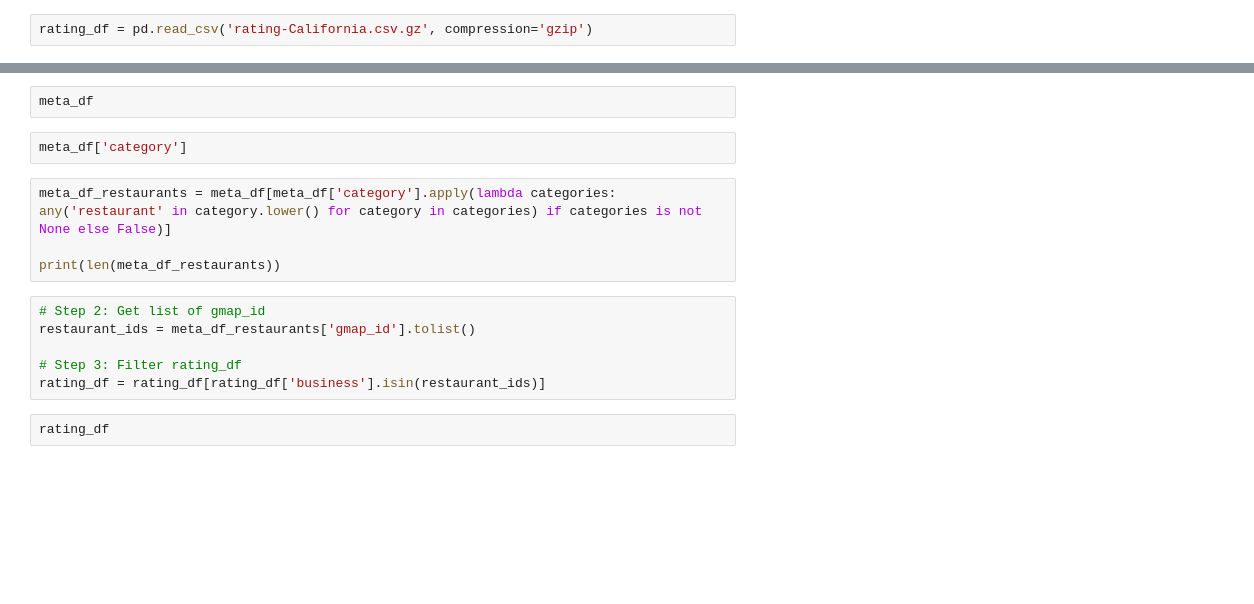
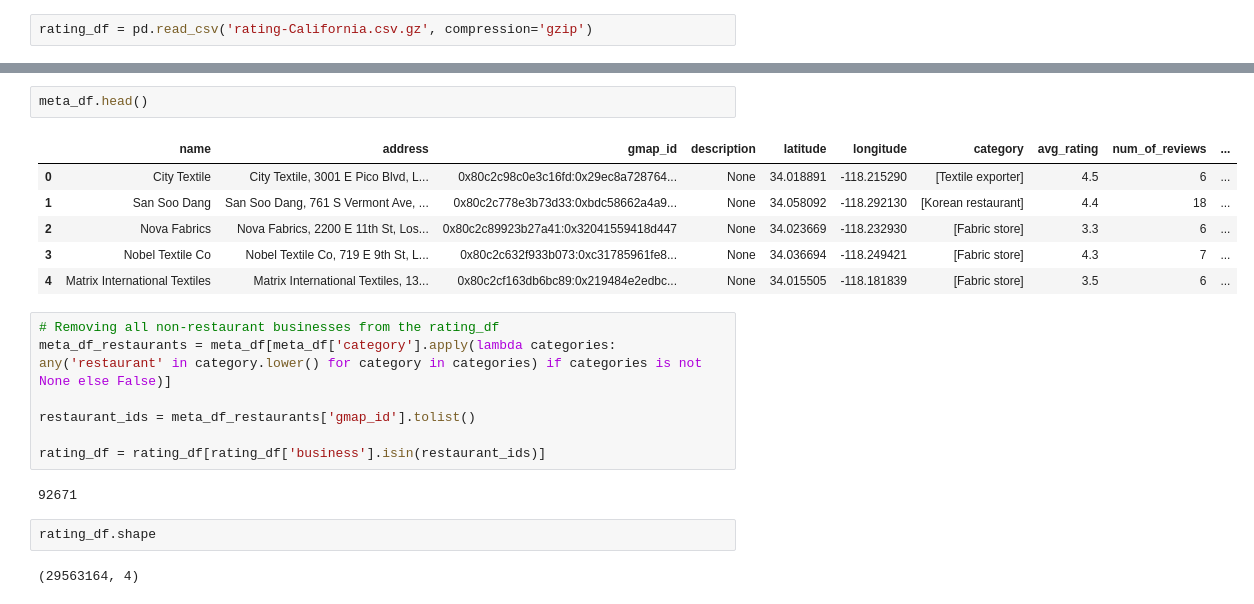
Before and after one commit to anishcd/CSE158-Assignment-2, a Jupyter notebook: analysis.ipynb, the cells around one changed output, grey strips where cells are left out. Cells and saved outputs as stored; diff of their text form; blank space fills up the shorter version.

```diff
--- a/analysis.ipynb
+++ b/analysis.ipynb
@@ -29,16 +36,22 @@ rating_df
 # %%
-meta_df
+meta_df.head()
+# %% [output]
+|  | name | address | gmap_id | description | latitude | longitude | category | avg_rating | num_of_reviews | ... |
+| 0 | City Textile | City Textile, 3001 E Pico Blvd, L... | 0x80c2c98c0e3c16fd:0x29ec8a728764... | None | 34.018891 | -118.215290 | [Textile exporter] | 4.5 | 6 | ... |
+| 1 | San Soo Dang | San Soo Dang, 761 S Vermont Ave, ... | 0x80c2c778e3b73d33:0xbdc58662a4a9... | None | 34.058092 | -118.292130 | [Korean restaurant] | 4.4 | 18 | ... |
+| 2 | Nova Fabrics | Nova Fabrics, 2200 E 11th St, Los... | 0x80c2c89923b27a41:0x32041559418d447 | None | 34.023669 | -118.232930 | [Fabric store] | 3.3 | 6 | ... |
+| 3 | Nobel Textile Co | Nobel Textile Co, 719 E 9th St, L... | 0x80c2c632f933b073:0xc31785961fe8... | None | 34.036694 | -118.249421 | [Fabric store] | 4.3 | 7 | ... |
+| 4 | Matrix International Textiles | Matrix International Textiles, 13... | 0x80c2cf163db6bc89:0x219484e2edbc... | None | 34.015505 | -118.181839 | [Fabric store] | 3.5 | 6 | ... |
-# %%
-meta_df['category']
 # %%
+# Removing all non-restaurant businesses from the rating_df
 meta_df_restaurants = meta_df[meta_df['category'].apply(lambda categories: any('restaurant' in category.lower() for category in categories) if categories is not None else False)]
 
-print(len(meta_df_restaurants))
+restaurant_ids = meta_df_restaurants['gmap_id'].tolist()
+
+rating_df = rating_df[rating_df['business'].isin(restaurant_ids)]
+# %% [output]
+92671
-# %%
-# Step 2: Get list of gmap_id
-restaurant_ids = meta_df_restaurants['gmap_id'].tolist()
-
-# Step 3: Filter rating_df
-rating_df = rating_df[rating_df['business'].isin(restaurant_ids)]
 # %%
-rating_df
+rating_df.shape
+# %% [output]
+(29563164, 4)
```
Also changed, not shown: parts of 23 cells of this notebook, 1 other file.
